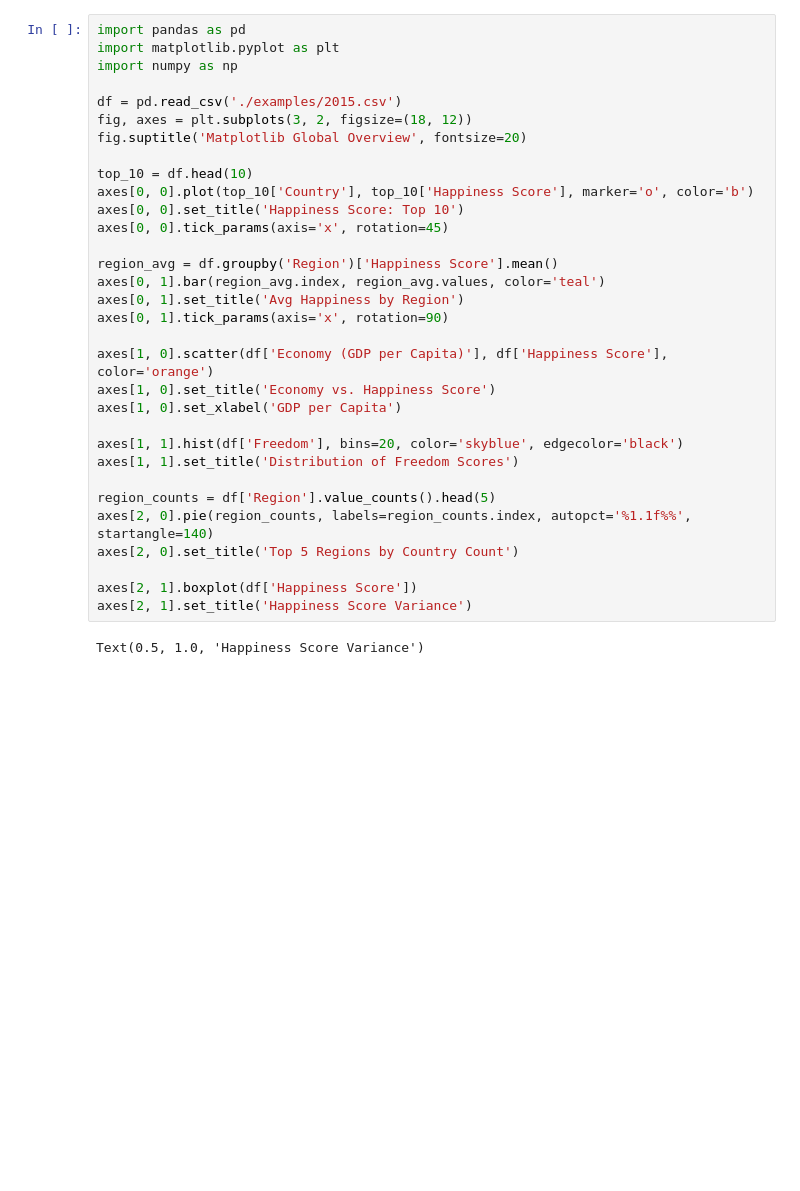
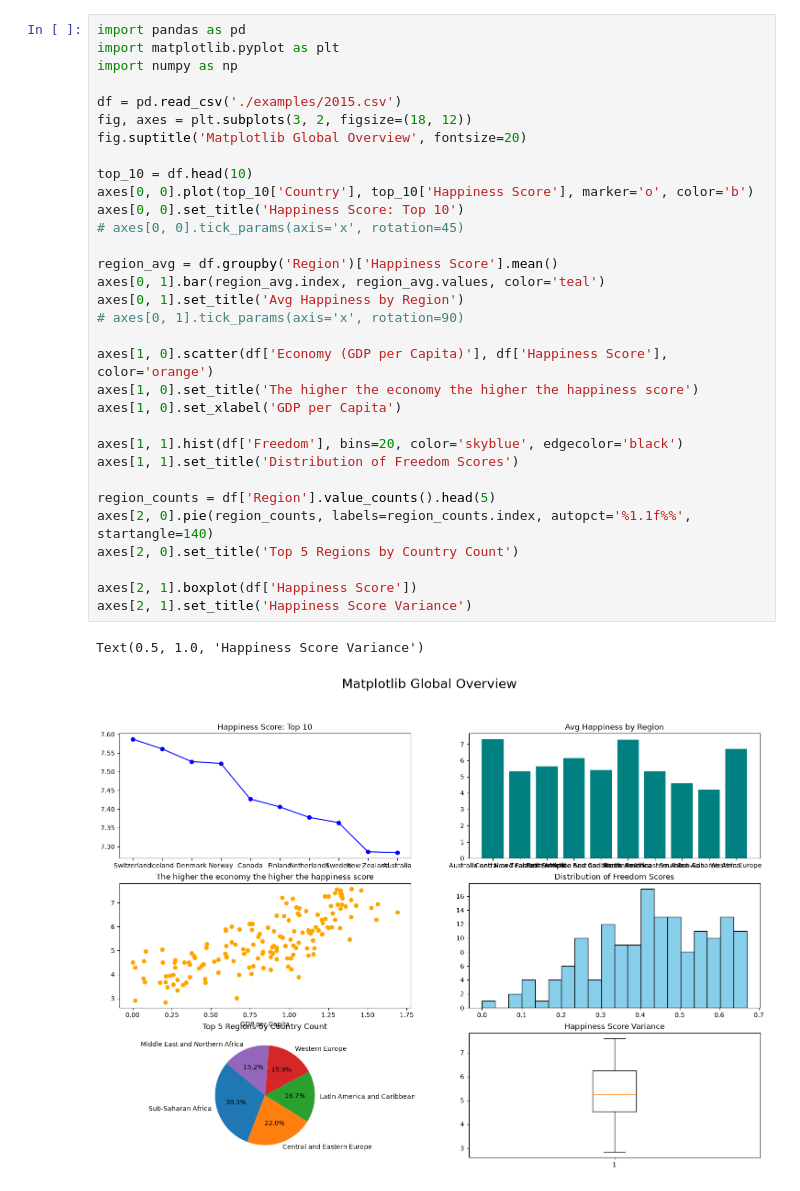
Before and after one commit to YouanesAttia/python-professional, a Jupyter notebook: week6_data_science/day4/04_visualization.ipynb, the cells around one changed output. Drawn from its saved outputs; the diff is of its cells as text; blank space fills up the shorter version.

Commit message:
Day 41: Matplotlib + Seaborn — 6 plot types, heatmap, insight-driven charts

```diff
--- a/week6_data_science/day4/04_visualization.ipynb
+++ b/week6_data_science/day4/04_visualization.ipynb
@@ -2,33 +2,34 @@
 import pandas as pd
 import matplotlib.pyplot as plt
 import numpy as np
 
 df = pd.read_csv('./examples/2015.csv')
 fig, axes = plt.subplots(3, 2, figsize=(18, 12))
 fig.suptitle('Matplotlib Global Overview', fontsize=20)
 
 top_10 = df.head(10)
 axes[0, 0].plot(top_10['Country'], top_10['Happiness Score'], marker='o', color='b')
 axes[0, 0].set_title('Happiness Score: Top 10')
-axes[0, 0].tick_params(axis='x', rotation=45)
+# axes[0, 0].tick_params(axis='x', rotation=45)
 
 region_avg = df.groupby('Region')['Happiness Score'].mean()
 axes[0, 1].bar(region_avg.index, region_avg.values, color='teal')
 axes[0, 1].set_title('Avg Happiness by Region')
-axes[0, 1].tick_params(axis='x', rotation=90)
+# axes[0, 1].tick_params(axis='x', rotation=90)
 
 axes[1, 0].scatter(df['Economy (GDP per Capita)'], df['Happiness Score'], color='orange')
-axes[1, 0].set_title('Economy vs. Happiness Score')
+axes[1, 0].set_title('The higher the economy the higher the happiness score')
 axes[1, 0].set_xlabel('GDP per Capita')
 
 axes[1, 1].hist(df['Freedom'], bins=20, color='skyblue', edgecolor='black')
 axes[1, 1].set_title('Distribution of Freedom Scores')
 
 region_counts = df['Region'].value_counts().head(5)
 axes[2, 0].pie(region_counts, labels=region_counts.index, autopct='%1.1f%%', startangle=140)
 axes[2, 0].set_title('Top 5 Regions by Country Count')
 
 axes[2, 1].boxplot(df['Happiness Score'])
 axes[2, 1].set_title('Happiness Score Variance')
 # %% [output]
 Text(0.5, 1.0, 'Happiness Score Variance')
+[figure, added]
```
Also changed, not shown: parts of 5 cells of this notebook.
